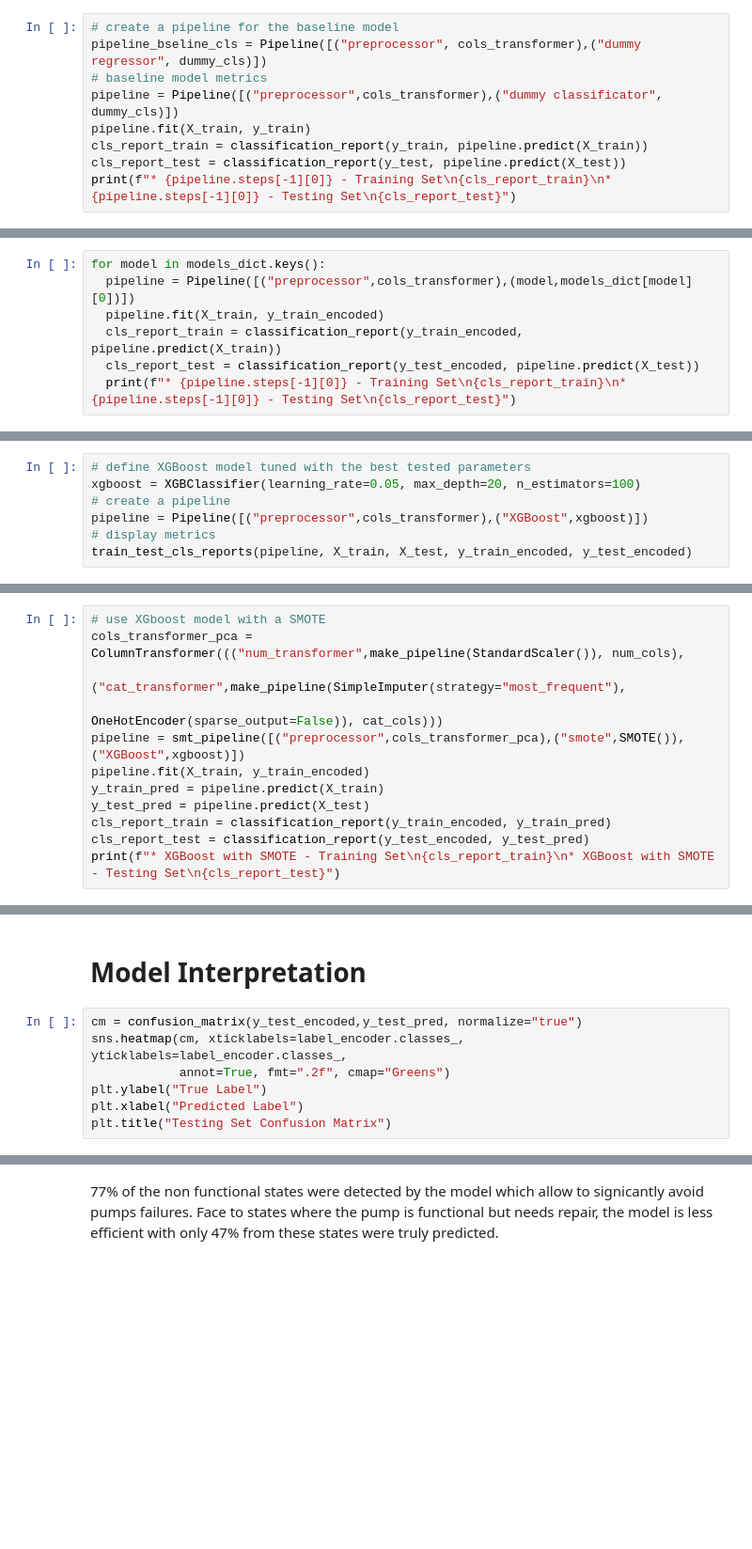
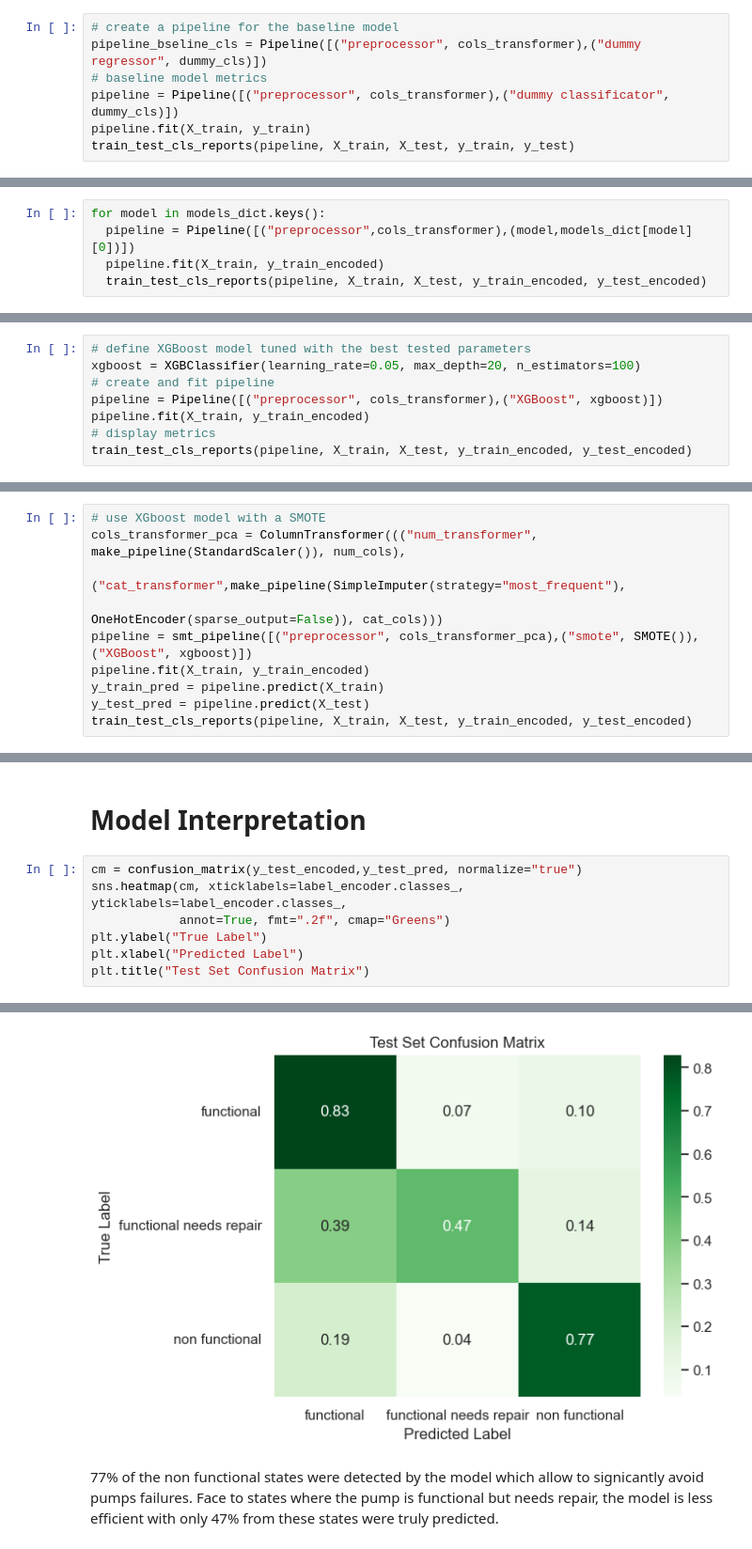
Before and after one commit to Mahdi-Kriaa/Faulty_Water_Pump_Detection, a Jupyter notebook: faulty_water_pumps_detection.ipynb, the cells around one changed output, grey strips where cells are left out. Shown at 94% size. Saved outputs shown, nothing was run; the diff lists cells and outputs as text; blank space fills up the shorter version.

```diff
--- a/faulty_water_pumps_detection.ipynb
+++ b/faulty_water_pumps_detection.ipynb
@@ -444,11 +450,9 @@ As the non-functional state is the more critical one, we will focus on the f1 sc
 # create a pipeline for the baseline model
 pipeline_bseline_cls = Pipeline([("preprocessor", cols_transformer),("dummy regressor", dummy_cls)])
 # baseline model metrics
-pipeline = Pipeline([("preprocessor",cols_transformer),("dummy classificator", dummy_cls)])
+pipeline = Pipeline([("preprocessor", cols_transformer),("dummy classificator", dummy_cls)])
 pipeline.fit(X_train, y_train)
-cls_report_train = classification_report(y_train, pipeline.predict(X_train))
-cls_report_test = classification_report(y_test, pipeline.predict(X_test))
-print(f"* {pipeline.steps[-1][0]} - Training Set\n{cls_report_train}\n* {pipeline.steps[-1][0]} - Testing Set\n{cls_report_test}")
+train_test_cls_reports(pipeline, X_train, X_test, y_train, y_test)
 # %% [output]
 * dummy classificator - Training Set
                          precision    recall  f1-score   support
@@ -471,9 +475,7 @@ functional needs repair       0.08      0.35      0.12      3022
 for model in models_dict.keys():
   pipeline = Pipeline([("preprocessor",cols_transformer),(model,models_dict[model][0])])
   pipeline.fit(X_train, y_train_encoded)
-  cls_report_train = classification_report(y_train_encoded, pipeline.predict(X_train))
-  cls_report_test = classification_report(y_test_encoded, pipeline.predict(X_test))
-  print(f"* {pipeline.steps[-1][0]} - Training Set\n{cls_report_train}\n* {pipeline.steps[-1][0]} - Testing Set\n{cls_report_test}")
+  train_test_cls_reports(pipeline, X_train, X_test, y_train_encoded, y_test_encoded)
 # %% [output]
 * knn - Training Set
               precision    recall  f1-score   support
@@ -520,7 +522,8 @@ The XGBoost classifier has the best score so it is the most generalized model.
 # %%
 # define XGBoost model tuned with the best tested parameters
 xgboost = XGBClassifier(learning_rate=0.05, max_depth=20, n_estimators=100)
-# create a pipeline
-pipeline = Pipeline([("preprocessor",cols_transformer),("XGBoost",xgboost)])
+# create and fit pipeline
+pipeline = Pipeline([("preprocessor", cols_transformer),("XGBoost", xgboost)])
+pipeline.fit(X_train, y_train_encoded)
 # display metrics
 train_test_cls_reports(pipeline, X_train, X_test, y_train_encoded, y_test_encoded)
@@ -535,13 +556,11 @@ train_test_cls_reports(pipeline, X_train, X_test, y_train_encoded, y_test_encode
 The performance of the model decreased by PCA
 # %%
 # use XGboost model with a SMOTE
-cols_transformer_pca = ColumnTransformer((("num_transformer",make_pipeline(StandardScaler()), num_cols),
+cols_transformer_pca = ColumnTransformer((("num_transformer", make_pipeline(StandardScaler()), num_cols),
                                     ("cat_transformer",make_pipeline(SimpleImputer(strategy="most_frequent"),
                                                                                 OneHotEncoder(sparse_output=False)), cat_cols)))
-pipeline = smt_pipeline([("preprocessor",cols_transformer_pca),("smote",SMOTE()),("XGBoost",xgboost)])
+pipeline = smt_pipeline([("preprocessor", cols_transformer_pca),("smote", SMOTE()),("XGBoost", xgboost)])
 pipeline.fit(X_train, y_train_encoded)
 y_train_pred = pipeline.predict(X_train)
 y_test_pred = pipeline.predict(X_test)
-cls_report_train = classification_report(y_train_encoded, y_train_pred)
-cls_report_test = classification_report(y_test_encoded, y_test_pred)
-print(f"* XGBoost with SMOTE - Training Set\n{cls_report_train}\n* XGBoost with SMOTE - Testing Set\n{cls_report_test}")
+train_test_cls_reports(pipeline, X_train, X_test, y_train_encoded, y_test_encoded)
@@ -555,4 +592,5 @@ sns.heatmap(cm, xticklabels=label_encoder.classes_, yticklabels=label_encoder.cl
             annot=True, fmt=".2f", cmap="Greens")
 plt.ylabel("True Label")
 plt.xlabel("Predicted Label")
-plt.title("Testing Set Confusion Matrix")
+plt.title("Test Set Confusion Matrix")
+# %% [output]
@@ -559,3 +598,4 @@ plt.title("Testing Set Confusion Matrix")
+[figure, added]
 # %% [markdown]
 77% of the non functional states were detected by the model which allow to signicantly avoid pumps failures. Face to states where the pump is functional but needs repair, the model is less efficient with only 47% from these states were truly predicted.
 # %%
```
Also changed, not shown: parts of 12 cells of this notebook.
